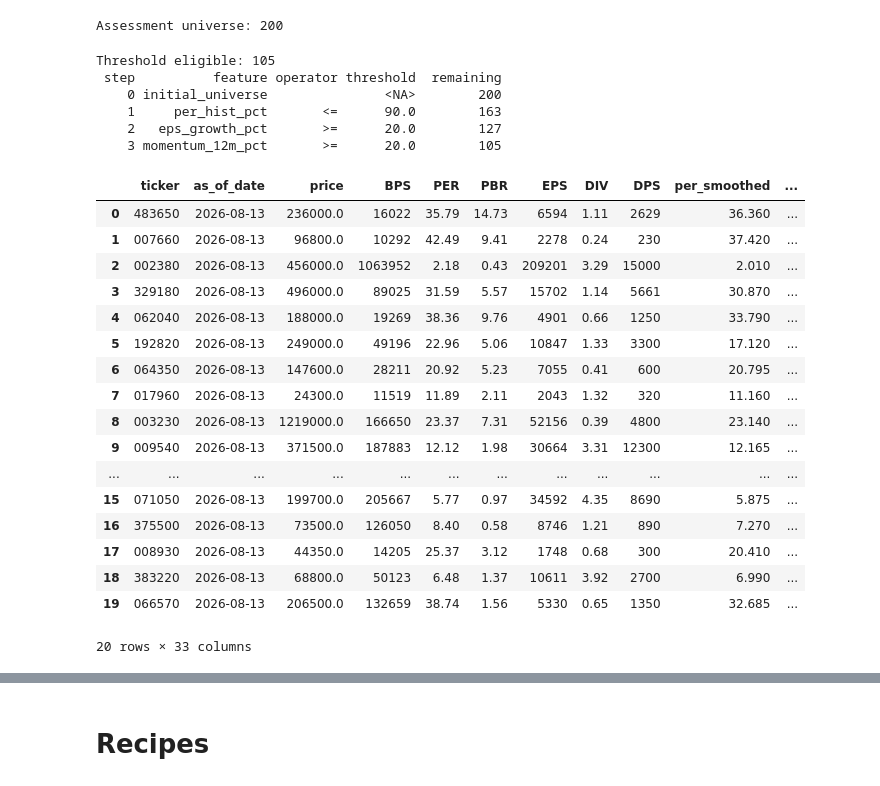
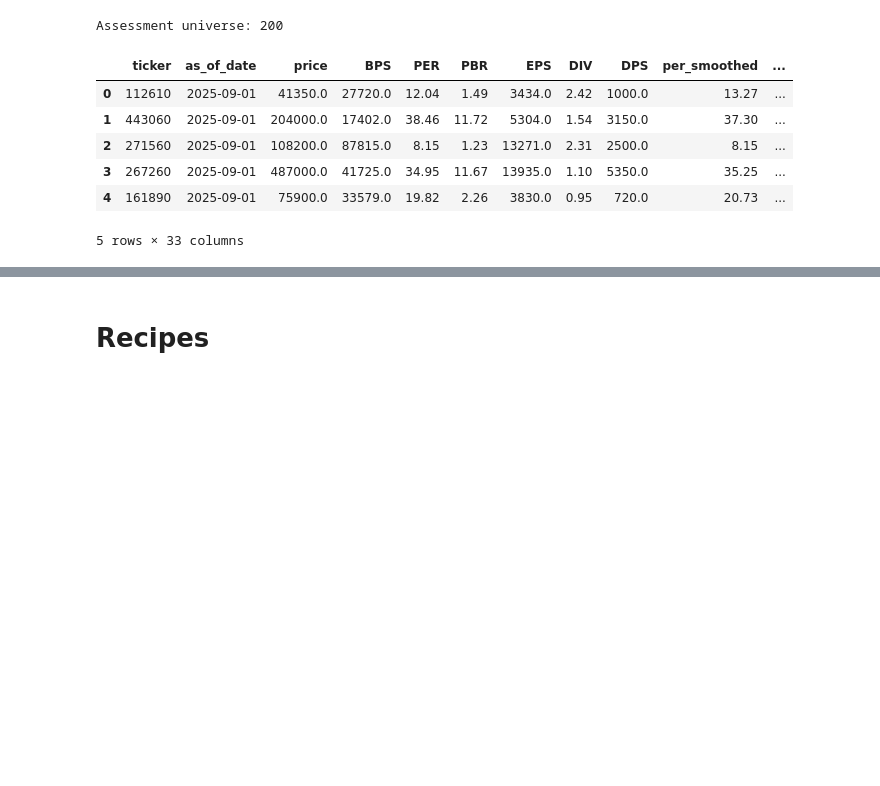
Before and after one commit to lbk209/stocksift, a Jupyter notebook: example_stock_selection_long_v4.ipynb, the cells around one changed output, grey strips where cells are left out. Drawn from its saved outputs; the diff is of its cells as text; code cells hidden in the pictures; blank space fills up the shorter version.

```diff
--- a/example_stock_selection_long_v4.ipynb
+++ b/example_stock_selection_long_v4.ipynb
@@ -18,54 +23,22 @@ RATIO_CSV = "kospi200_ratios_260814.csv"
 # %%
-# 1. Produce the canonical ticker-level assessment feature table.
-assessment = StockAssessment(DATA_DIR)
-prices, ratios = assessment.load_inputs(PRICE_CSV, RATIO_CSV)
-features = assessment.assess(prices, ratios)
+date = '2025-09-01'
+features = assessment.assess(prices, ratios, as_of=date)
 print(f"Assessment universe: {len(features)}")
 # %% [output]
 Assessment universe: 200
-# %%
-# 2. Threshold eligibility example. Passing rows have no priority ranking.
-threshold = LongThresholdFilter(
-    rules=[
-        ("per_hist_pct", "<=", 90),
-        ("eps_growth_pct", ">=", 20),
-        ("momentum_12m_pct", ">=", 20),
-    ]
-)
-eligible = threshold.select(features)
-print(f"Threshold eligible: {len(eligible)}")
-print(threshold.trace(features).to_string(index=False))
-# %% [output]
-Threshold eligible: 105
- step          feature operator threshold  remaining
-    0 initial_universe               <NA>        200
-    1     per_hist_pct       <=      90.0        163
-    2   eps_growth_pct       >=      20.0        127
-    3 momentum_12m_pct       >=      20.0        105
 # %%
-# 3. Equal-feature ranking. LongEqualFeatureScore explicitly assigns weight
+# 2. Equal-feature ranking. LongEqualFeatureScore explicitly assigns weight
 #    1.0 to every feature, independent of LongFeatureScore defaults.
-equal_feature = LongEqualFeatureScore(
+candidates = LongEqualFeatureScore(
     top_n=20,
 )
-feature_ranked = equal_feature.select(features)
-feature_ranked
+selected = candidates.select(features)
+selected.head()
 # %% [output]
 |  | ticker | as_of_date | price | BPS | PER | PBR | EPS | DIV | DPS | per_smoothed | ... |
-| 0 | 483650 | 2026-08-13 | 236000.0 | 16022 | 35.79 | 14.73 | 6594 | 1.11 | 2629 | 36.360 | ... |
-| 1 | 007660 | 2026-08-13 | 96800.0 | 10292 | 42.49 | 9.41 | 2278 | 0.24 | 230 | 37.420 | ... |
-| 2 | 002380 | 2026-08-13 | 456000.0 | 1063952 | 2.18 | 0.43 | 209201 | 3.29 | 15000 | 2.010 | ... |
-| 3 | 329180 | 2026-08-13 | 496000.0 | 89025 | 31.59 | 5.57 | 15702 | 1.14 | 5661 | 30.870 | ... |
-| 4 | 062040 | 2026-08-13 | 188000.0 | 19269 | 38.36 | 9.76 | 4901 | 0.66 | 1250 | 33.790 | ... |
-| 5 | 192820 | 2026-08-13 | 249000.0 | 49196 | 22.96 | 5.06 | 10847 | 1.33 | 3300 | 17.120 | ... |
-| 6 | 064350 | 2026-08-13 | 147600.0 | 28211 | 20.92 | 5.23 | 7055 | 0.41 | 600 | 20.795 | ... |
-| 7 | 017960 | 2026-08-13 | 24300.0 | 11519 | 11.89 | 2.11 | 2043 | 1.32 | 320 | 11.160 | ... |
-| 8 | 003230 | 2026-08-13 | 1219000.0 | 166650 | 23.37 | 7.31 | 52156 | 0.39 | 4800 | 23.140 | ... |
-| 9 | 009540 | 2026-08-13 | 371500.0 | 187883 | 12.12 | 1.98 | 30664 | 3.31 | 12300 | 12.165 | ... |
-| ... | ... | ... | ... | ... | ... | ... | ... | ... | ... | ... | ... |
-| 15 | 071050 | 2026-08-13 | 199700.0 | 205667 | 5.77 | 0.97 | 34592 | 4.35 | 8690 | 5.875 | ... |
-| 16 | 375500 | 2026-08-13 | 73500.0 | 126050 | 8.40 | 0.58 | 8746 | 1.21 | 890 | 7.270 | ... |
-| 17 | 008930 | 2026-08-13 | 44350.0 | 14205 | 25.37 | 3.12 | 1748 | 0.68 | 300 | 20.410 | ... |
-| 18 | 383220 | 2026-08-13 | 68800.0 | 50123 | 6.48 | 1.37 | 10611 | 3.92 | 2700 | 6.990 | ... |
-| 19 | 066570 | 2026-08-13 | 206500.0 | 132659 | 38.74 | 1.56 | 5330 | 0.65 | 1350 | 32.685 | ... |
+| 0 | 112610 | 2025-09-01 | 41350.0 | 27720.0 | 12.04 | 1.49 | 3434.0 | 2.42 | 1000.0 | 13.27 | ... |
+| 1 | 443060 | 2025-09-01 | 204000.0 | 17402.0 | 38.46 | 11.72 | 5304.0 | 1.54 | 3150.0 | 37.30 | ... |
+| 2 | 271560 | 2025-09-01 | 108200.0 | 87815.0 | 8.15 | 1.23 | 13271.0 | 2.31 | 2500.0 | 8.15 | ... |
+| 3 | 267260 | 2025-09-01 | 487000.0 | 41725.0 | 34.95 | 11.67 | 13935.0 | 1.10 | 5350.0 | 35.25 | ... |
+| 4 | 161890 | 2025-09-01 | 75900.0 | 33579.0 | 19.82 | 2.26 | 3830.0 | 0.95 | 720.0 | 20.73 | ... |
-20 rows × 33 columns
+5 rows × 33 columns
```
Also changed, not shown: parts of 27 cells of this notebook, 1 other file.
